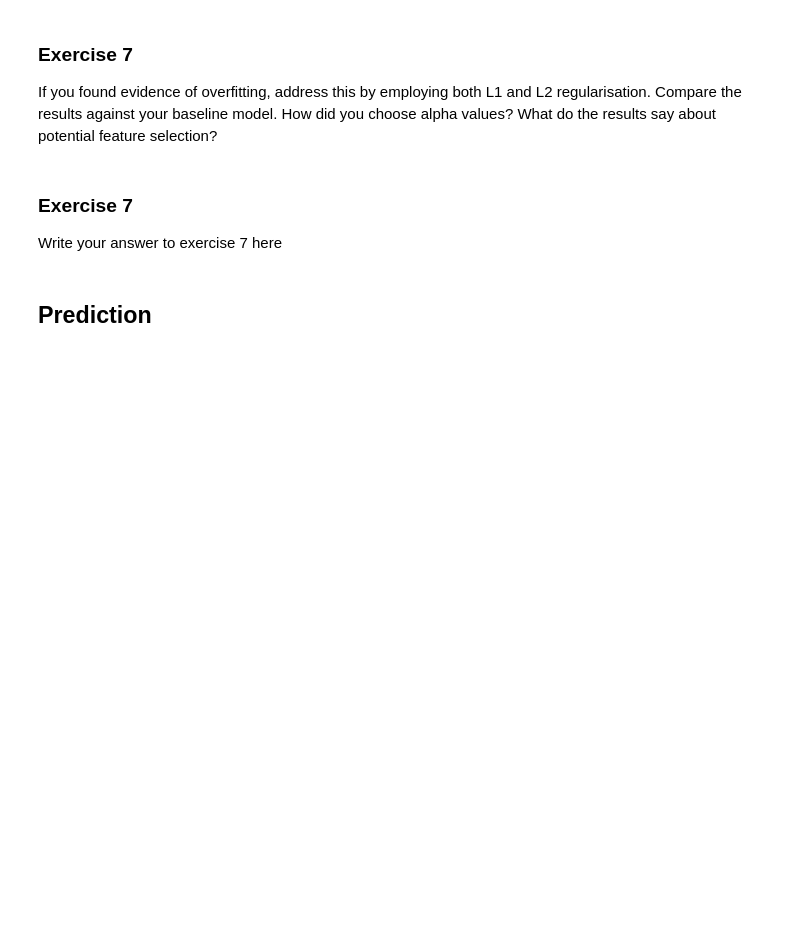
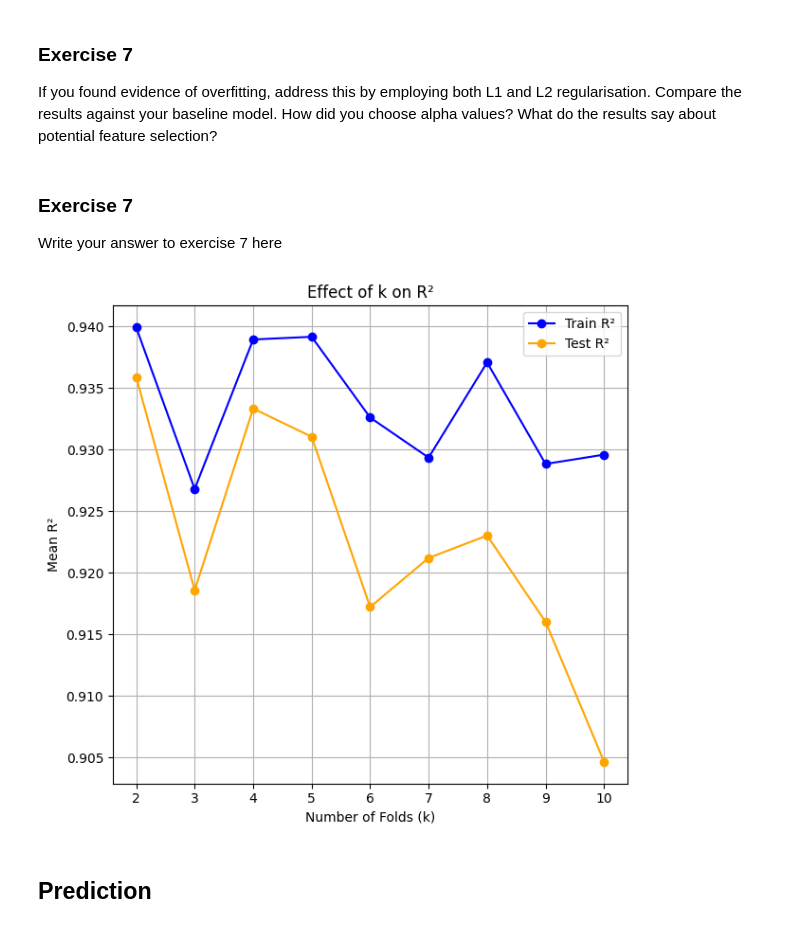
Before and after one commit to Navaneeth2906/nm803_ads_2024, a Jupyter notebook: Practical_3.ipynb, the cells around one changed output. Saved outputs shown, nothing was run; the diff lists cells and outputs as text; code cells hidden in the pictures; blank space fills up the shorter version.

```diff
--- a/Practical_3.ipynb
+++ b/Practical_3.ipynb
@@ -1171,3 +1372,7 @@ Write your answer to exercise 7 here
+# %%
+with_regularisation(0.00001, 0.2)
+# %% [output]
+[figure, added]
 # %% [markdown]
 ## Prediction
 # %% [markdown]
```
Also changed, not shown: parts of 11 cells of this notebook.
